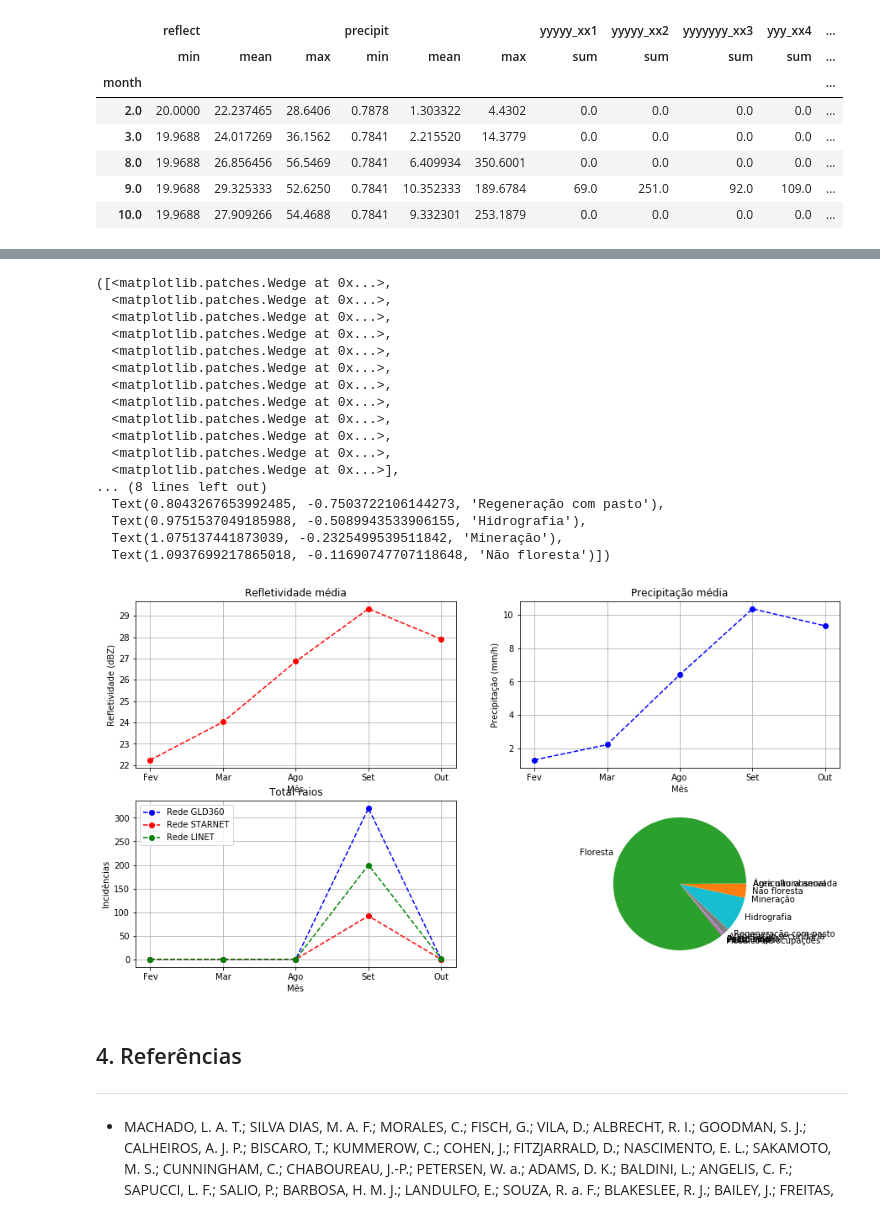
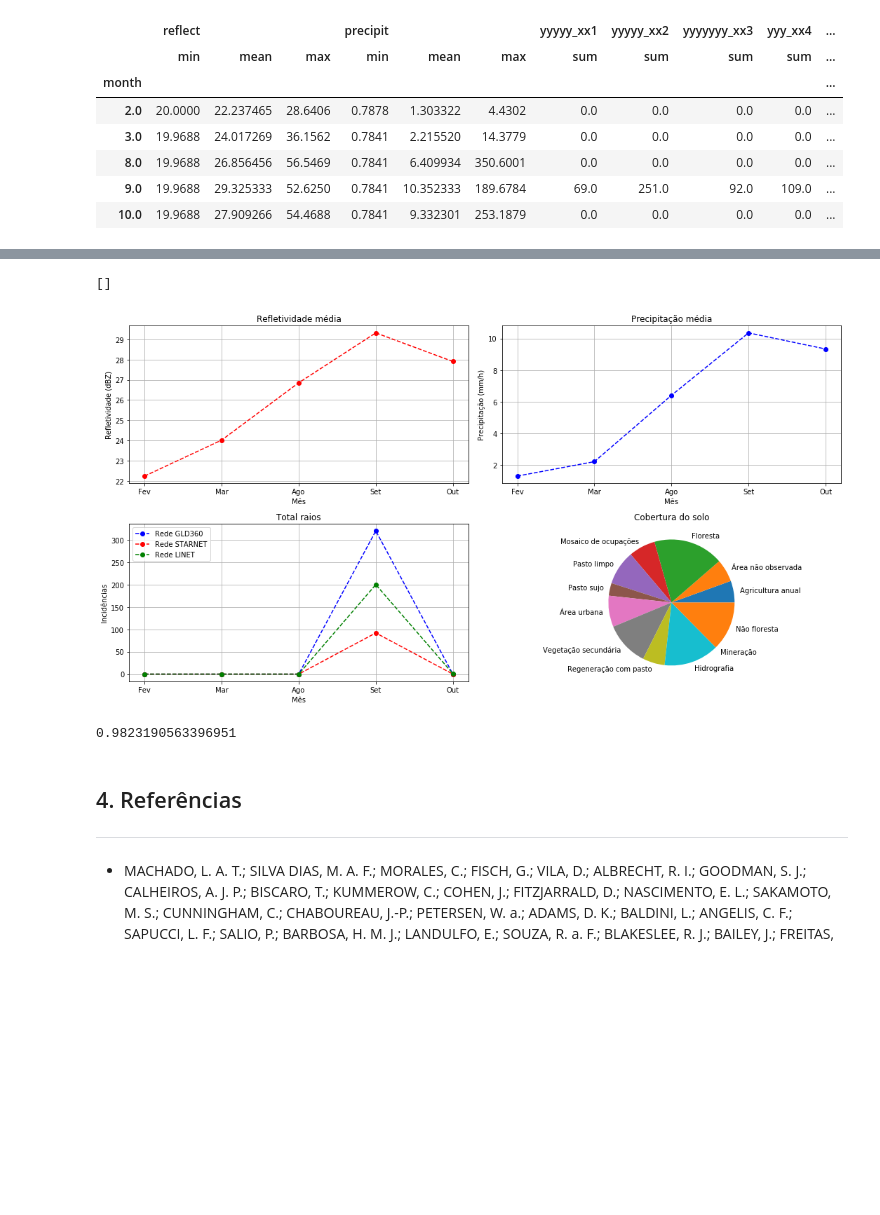
Before and after one commit to AdrianoPereira/project-cap394, a Jupyter notebook: src/EDA.ipynb, the cells around one changed output, grey strips where cells are left out. Drawn from its saved outputs; the diff is of its cells as text; code cells hidden in the pictures; blank space fills up the shorter version.

```diff
--- a/src/EDA.ipynb
+++ b/src/EDA.ipynb
@@ -234,52 +243,44 @@ ax[1, 0].set_xlabel('Mês')
 ax[1, 0].set_ylabel('Incidências')
 ax[1, 0].plot(months, total_light1, 'go--', color='g', label='Rede LINET')
 ax[1, 0].grid()
 # ax[1, 0].label()
 ax[1, 0].legend()
 
 with rio.open('./utils/landcover.tif') as src:
     raster = src.read(1, masked=True)
 
 landcover = {1: "Agricultura anual",
             2: "Área não observada", 3: "Floresta",
             4: "Mosaico de ocupações", 5: "Pasto limpo",
             6: "Pasto sujo", 7: "Área urbana",
             8: "Vegetação secundária", 9: "Regeneração com pasto",
             11: "Hidrografia", 12: "Mineração", 15: "Não floresta"}
 
 classes = {}
 for x in range(1, 17):
     if x in landcover.keys():
         classes[x] = 0
 
 for x in range(241):
     for y in range(241):
         pixel = int(raster[x][y])
         if pixel in landcover.keys():
             classes[pixel] += 1
 
-classes = [classes[key] for key in classes.keys()]
+classes = [np.log(classes[key]) for key in classes.keys()]
 landcover = [landcover[key] for key in landcover.keys()]
+
 ax[1, 1].pie(x=classes, labels=landcover)
+ax[1, 1].set_title('Cobertura do solo')
+fig.tight_layout()
+plt.plot()
 # %% [output]
-([<matplotlib.patches.Wedge at 0x...>,
-  <matplotlib.patches.Wedge at 0x...>,
-  <matplotlib.patches.Wedge at 0x...>,
-  <matplotlib.patches.Wedge at 0x...>,
-  <matplotlib.patches.Wedge at 0x...>,
-  <matplotlib.patches.Wedge at 0x...>,
-  <matplotlib.patches.Wedge at 0x...>,
-  <matplotlib.patches.Wedge at 0x...>,
-  <matplotlib.patches.Wedge at 0x...>,
-  <matplotlib.patches.Wedge at 0x...>,
-  <matplotlib.patches.Wedge at 0x...>,
-  <matplotlib.patches.Wedge at 0x...>],
-... (8 lines left out)
-  Text(0.8043267653992485, -0.7503722106144273, 'Regeneração com pasto'),
-  Text(0.9751537049185988, -0.5089943533906155, 'Hidrografia'),
-  Text(1.075137441873039, -0.2325499539511842, 'Mineração'),
-  Text(1.0937699217865018, -0.11690747707118648, 'Não floresta')])
+[]
-[figure, old version]
+[figure, new version]
+# %%
+pearsonr(mean_precipit, mean_reflect)[0]
+# %% [output]
+0.9823190563396951
 # %% [markdown]
 ## 4. Referências
 
```
Also changed, not shown: parts of 3 cells of this notebook, 3 other files.
